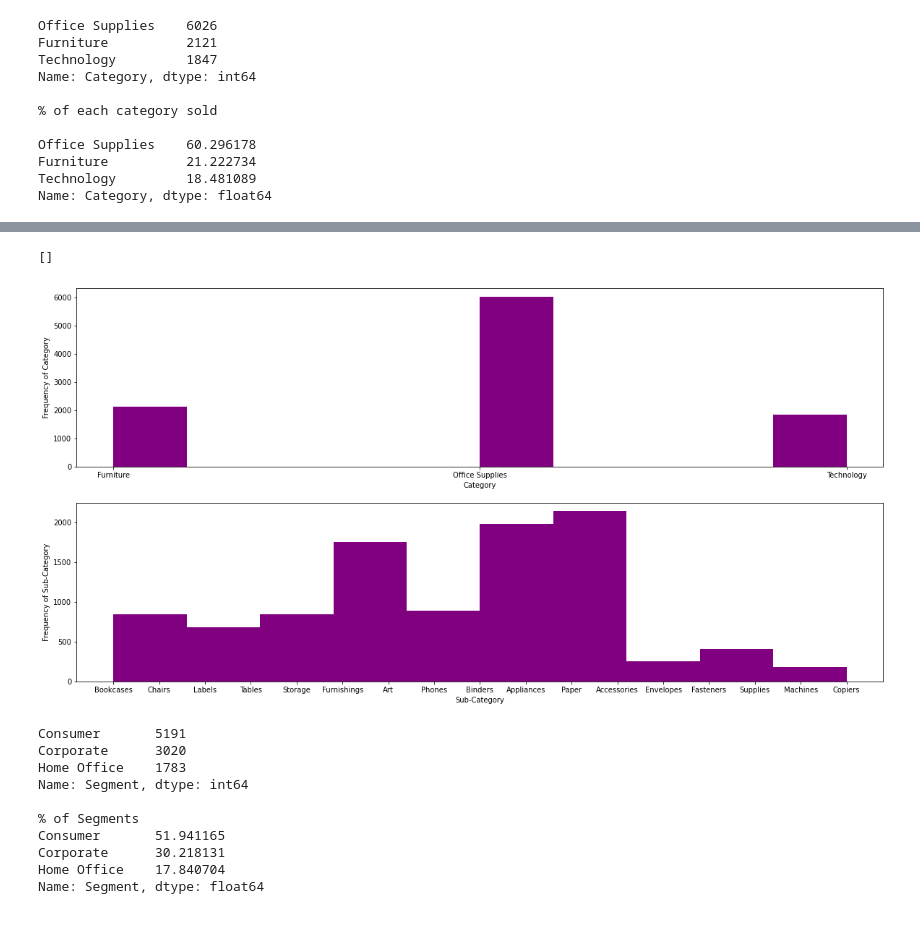
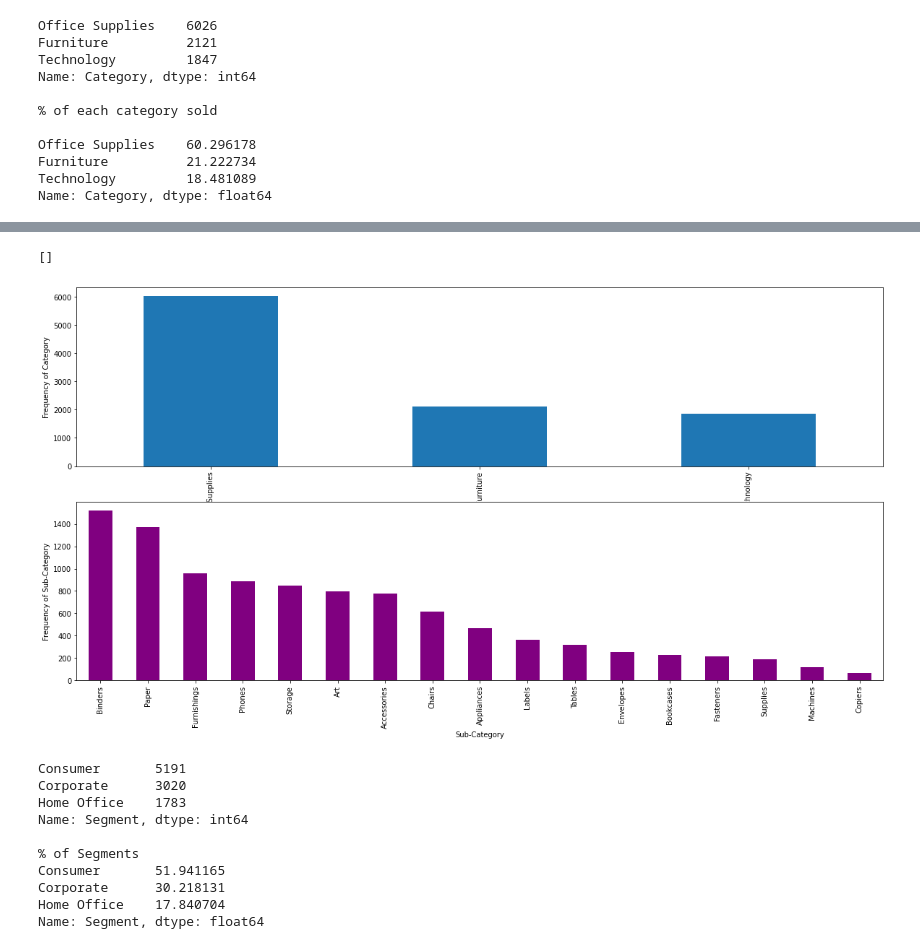
Before and after one commit to Srinishaa/GRIP-tasks, a Jupyter notebook: Exploratory_Data_Analysis_Retail.ipynb, the cells around one changed output, grey strips where cells are left out. Saved outputs shown, nothing was run; the diff lists cells and outputs as text; code cells hidden in the pictures.

```diff
--- a/Exploratory_Data_Analysis_Retail.ipynb
+++ b/Exploratory_Data_Analysis_Retail.ipynb
@@ -96,21 +96,21 @@ Machines        1.150690
 Copiers         0.680408
 Name: Sub-Category, dtype: float64
 # %%
-# Histogram of Category and Sub-Category
+# Bar plot of Category and Sub-Category
 plt.figure(figsize=(20,10))
 plt.subplot(2,1,1)
-plt.hist(data['Category'],color='Purple')
+data['Category'].value_counts().plot(kind='bar')
 plt.xlabel('Category')
 plt.ylabel('Frequency of Category')
 
 plt.subplot(2,1,2)
-plt.hist(data['Sub-Category'],color='Purple')
+data['Sub-Category'].value_counts().plot(kind='bar',color='purple')
 plt.xlabel('Sub-Category')
 plt.ylabel('Frequency of Sub-Category')
 plt.plot()
 # %% [output]
 []
-[figure, old version]
+[figure, new version]
 # %%
 # Analysing the different Segments
 print(data['Segment'].value_counts(),'\n')
```
Also changed, not shown: parts of 1 cell of this notebook.
